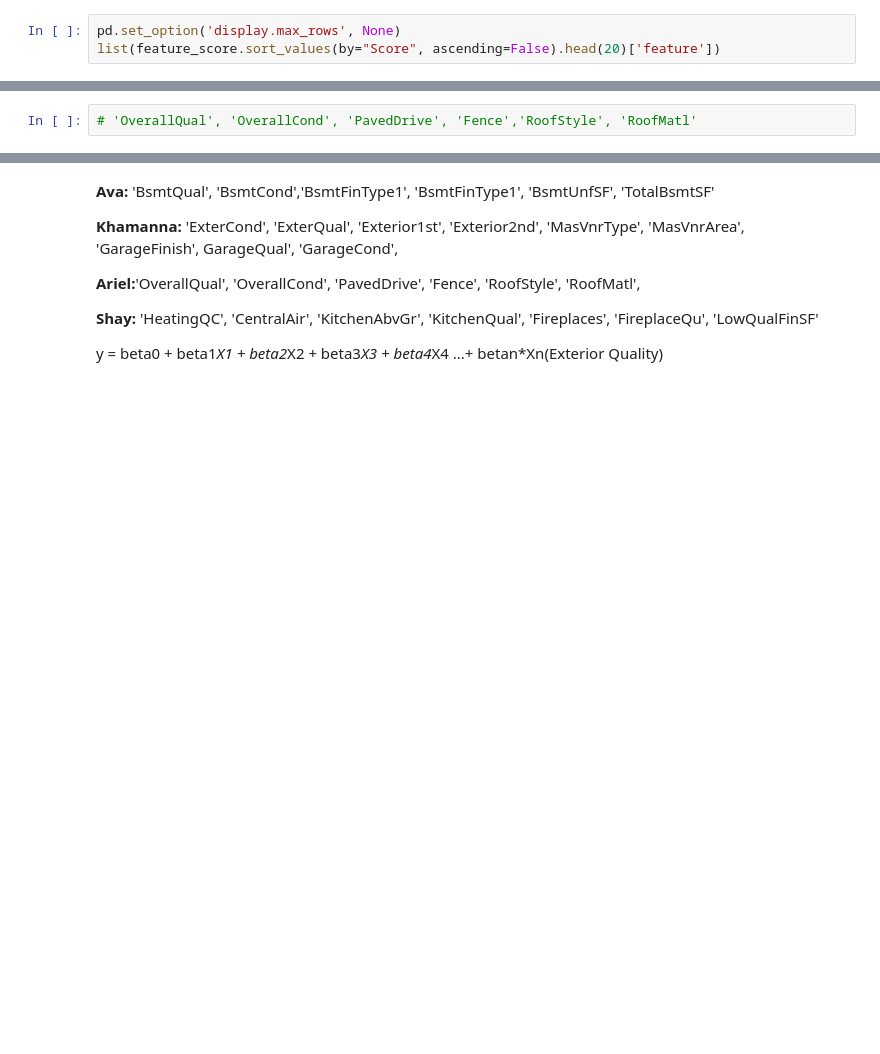
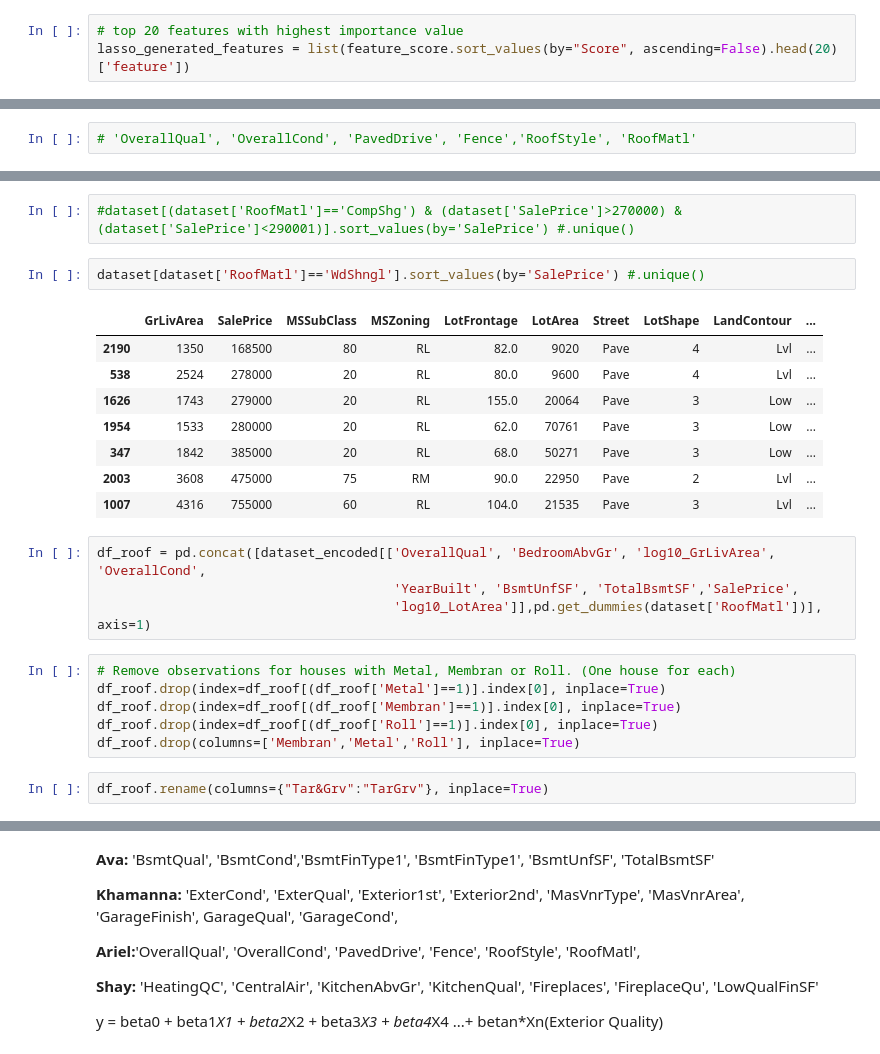
Before and after one commit to hikarinosenshi/ml_project, a Jupyter notebook: ariel/Feature Selection2.ipynb, the cells around one changed output, grey strips where cells are left out. Drawn from its saved outputs; the diff is of its cells as text; blank space fills up the shorter version.

```diff
--- a/ariel/Feature Selection2.ipynb
+++ b/ariel/Feature Selection2.ipynb
@@ -371,3 +367,3 @@ feature_score = pd.DataFrame.from_dict({"feature":features,"Score":scores})
 # %%
-pd.set_option('display.max_rows', None)
-list(feature_score.sort_values(by="Score", ascending=False).head(20)['feature'])
+# top 20 features with highest importance value
+lasso_generated_features = list(feature_score.sort_values(by="Score", ascending=False).head(20)['feature'])
@@ -690,0 +662,25 @@ TotalBsmtSF:  0.000042
+# %%
+#dataset[(dataset['RoofMatl']=='CompShg') & (dataset['SalePrice']>270000) & (dataset['SalePrice']<290001)].sort_values(by='SalePrice') #.unique()
+# %%
+dataset[dataset['RoofMatl']=='WdShngl'].sort_values(by='SalePrice') #.unique()
+# %% [output]
+|  | GrLivArea | SalePrice | MSSubClass | MSZoning | LotFrontage | LotArea | Street | LotShape | LandContour | ... |
+| 2190 | 1350 | 168500 | 80 | RL | 82.0 | 9020 | Pave | 4 | Lvl | ... |
+| 538 | 2524 | 278000 | 20 | RL | 80.0 | 9600 | Pave | 4 | Lvl | ... |
+| 1626 | 1743 | 279000 | 20 | RL | 155.0 | 20064 | Pave | 3 | Low | ... |
+| 1954 | 1533 | 280000 | 20 | RL | 62.0 | 70761 | Pave | 3 | Low | ... |
+| 347 | 1842 | 385000 | 20 | RL | 68.0 | 50271 | Pave | 3 | Low | ... |
+| 2003 | 3608 | 475000 | 75 | RM | 90.0 | 22950 | Pave | 2 | Lvl | ... |
+| 1007 | 4316 | 755000 | 60 | RL | 104.0 | 21535 | Pave | 3 | Lvl | ... |
+# %%
+df_roof = pd.concat([dataset_encoded[['OverallQual', 'BedroomAbvGr', 'log10_GrLivArea', 'OverallCond',
+                                      'YearBuilt', 'BsmtUnfSF', 'TotalBsmtSF','SalePrice',
+                                      'log10_LotArea']],pd.get_dummies(dataset['RoofMatl'])], axis=1)
+# %%
+# Remove observations for houses with Metal, Membran or Roll. (One house for each)
+df_roof.drop(index=df_roof[(df_roof['Metal']==1)].index[0], inplace=True)
+df_roof.drop(index=df_roof[(df_roof['Membran']==1)].index[0], inplace=True)
+df_roof.drop(index=df_roof[(df_roof['Roll']==1)].index[0], inplace=True)
+df_roof.drop(columns=['Membran','Metal','Roll'], inplace=True)
+# %%
+df_roof.rename(columns={"Tar&Grv":"TarGrv"}, inplace=True)
```
Also changed, not shown: parts of 125 cells of this notebook.
